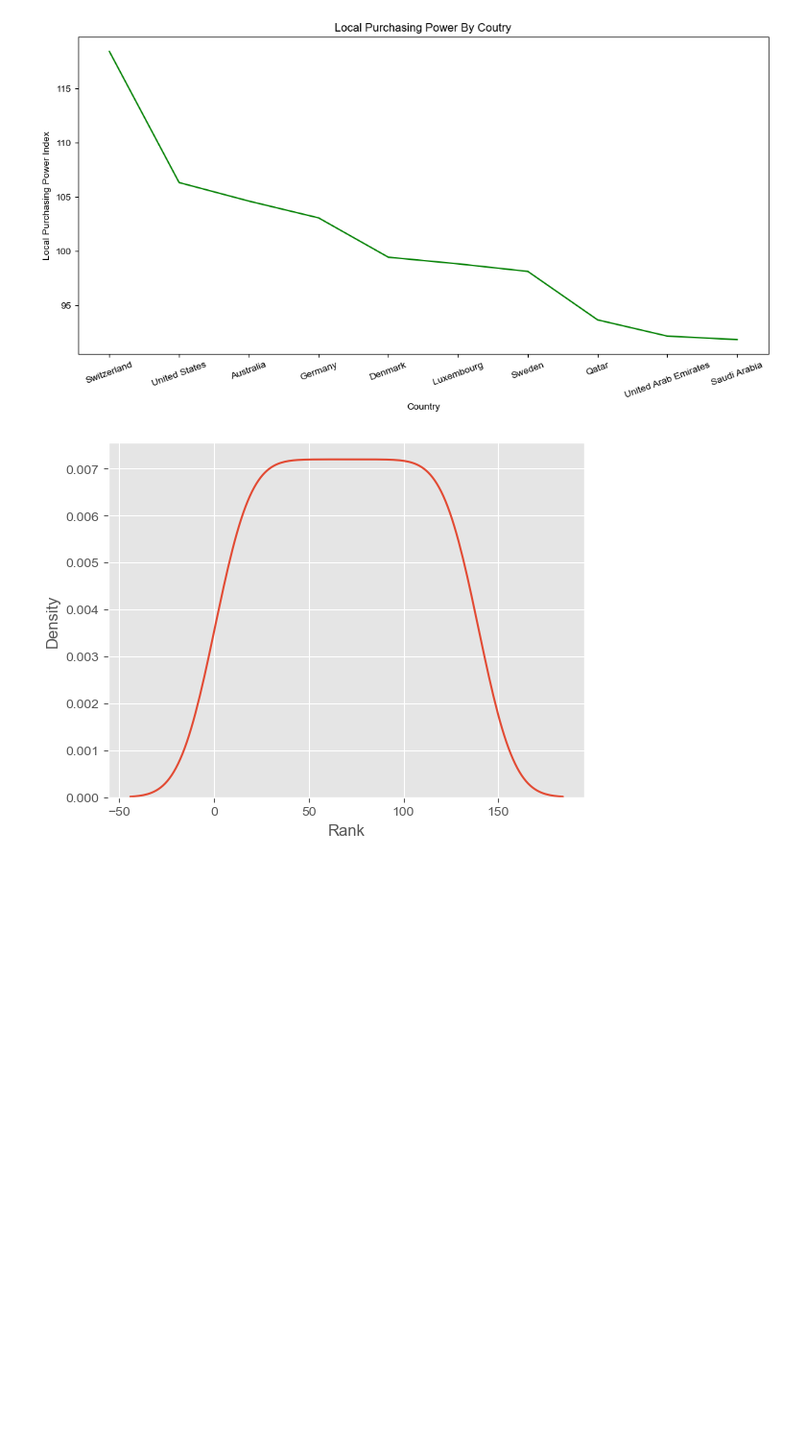
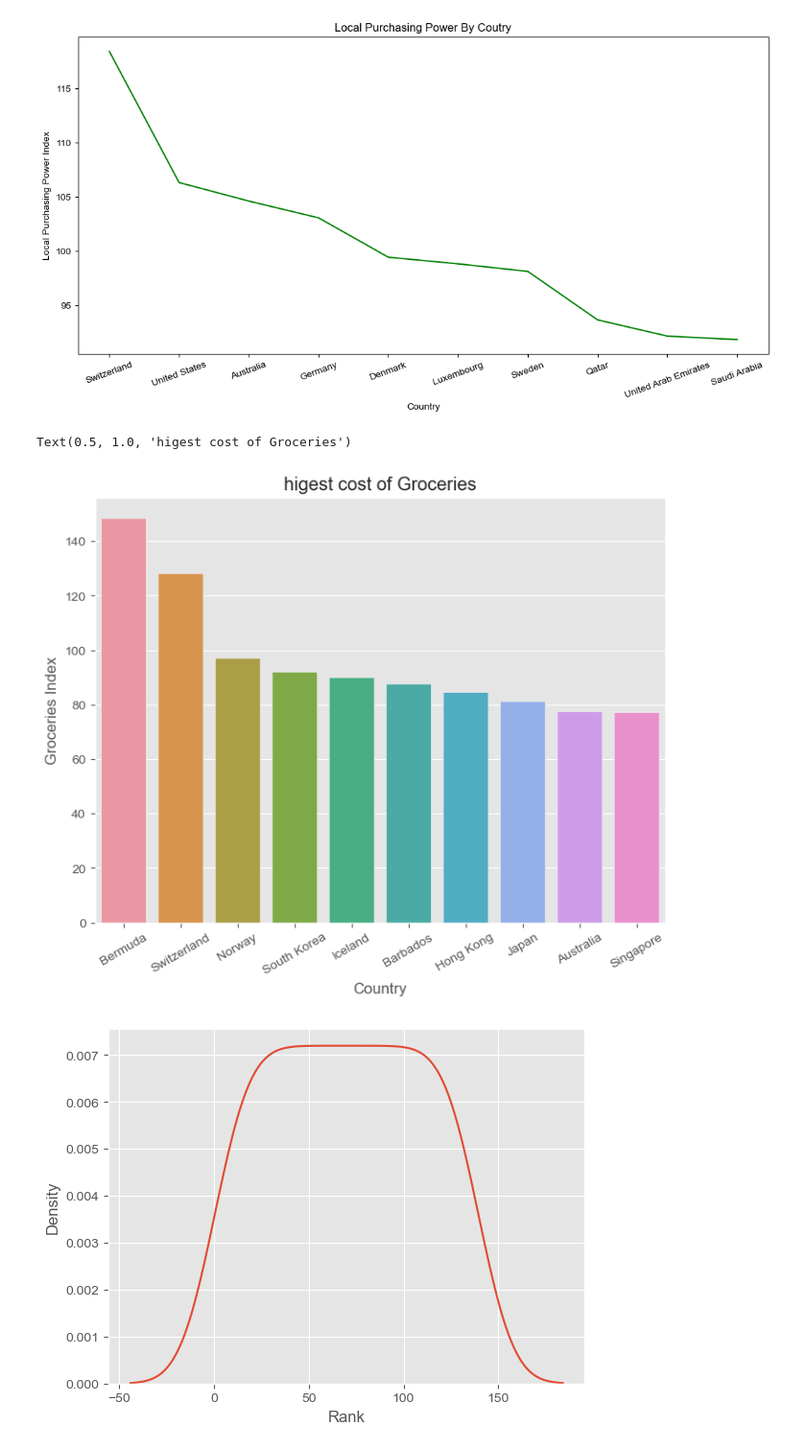
Before and after one commit to sanju9562/Sajeed-mohammed, a Jupyter notebook: cost of living.ipynb, the cells around one changed output. Shown at 96% size. Drawn from its saved outputs; the diff is of its cells as text; code cells hidden in the pictures; blank space fills up the shorter version.

```diff
--- a/cost of living.ipynb
+++ b/cost of living.ipynb
@@ -111,6 +111,15 @@ plt.style.use('ggplot')
 plt.xticks(rotation=20);
 # %% [output]
 [figure]
+# %%
+plt.figure(figsize=(8,6))
+sns.barplot(x='Country',y='Groceries Index',data=lv.sort_values(by='Groceries Index',ascending=False)[:10])
+plt.xticks(rotation=30)
+plt.style.use('ggplot')
+plt.title('higest cost of Groceries')
+# %% [output]
+Text(0.5, 1.0, 'higest cost of Groceries')
+[figure, added]
 # %%
 for i in lv.columns:
     if lv[i].dtype!='object':
```
